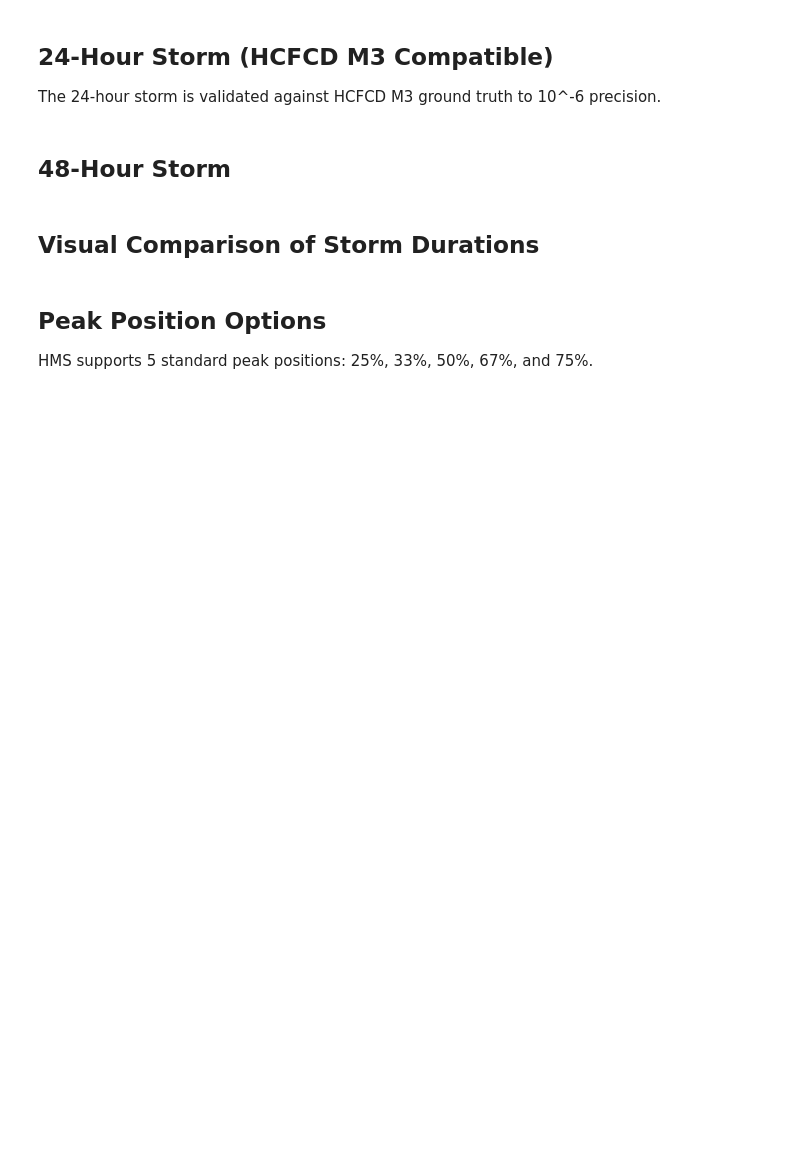
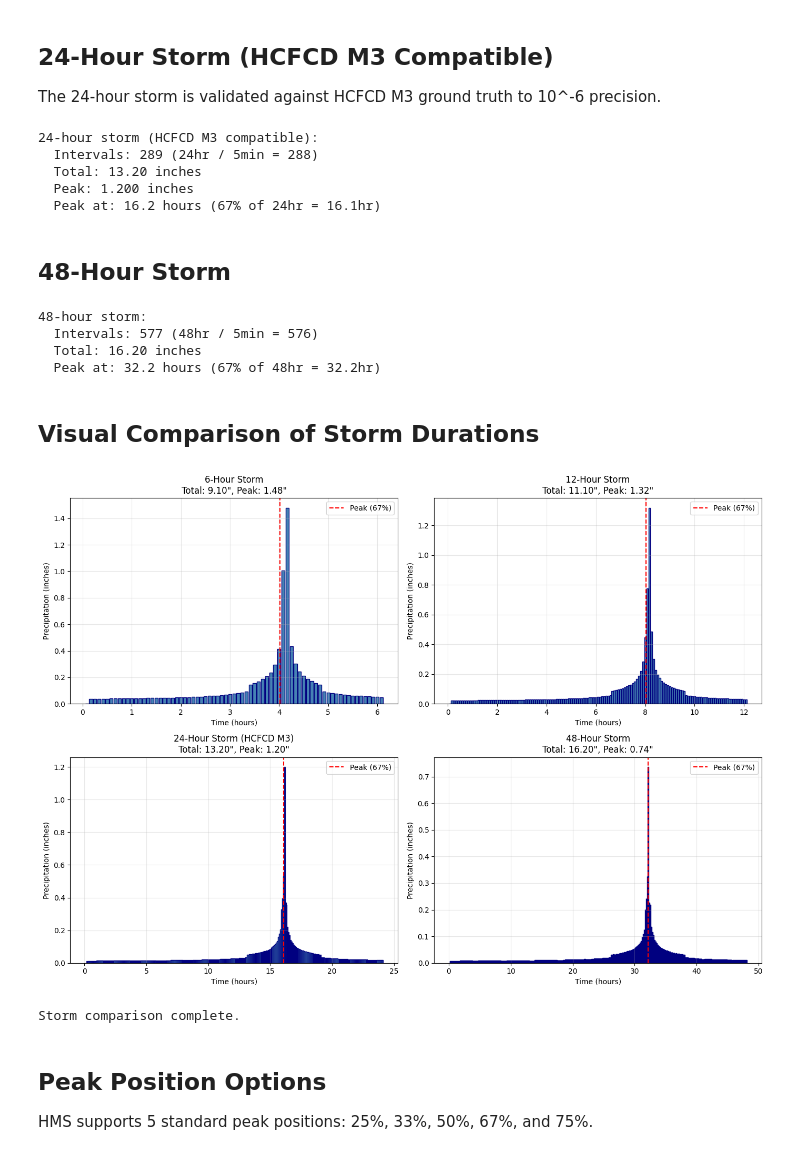
Before and after one commit to gpt-cmdr/hms-commander, a Jupyter notebook: examples/09_frequency_storm_variable_durations.ipynb, the cells around one changed output. Saved outputs shown, nothing was run; the diff lists cells and outputs as text; code cells hidden in the pictures; blank space fills up the shorter version.

```diff
--- a/examples/09_frequency_storm_variable_durations.ipynb
+++ b/examples/09_frequency_storm_variable_durations.ipynb
@@ -103,7 +131,7 @@ The 24-hour storm is validated against HCFCD M3 ground truth to 10^-6 precision.
 # %%
 # 24-hour storm (1440 minutes) - default duration
 hyeto_24hr = FrequencyStorm.generate_hyetograph(
-    total_depth=13.20,         # 24-hour depth from DDF table
+    total_depth_inches=13.20,  # 24-hour depth from DDF table
     total_duration_min=1440,   # 24 hours in minutes (default)
     time_interval_min=5,       # 5-minute intervals (default)
     peak_position_pct=67       # 67% peak position (default)
@@ -111,15 +139,22 @@ hyeto_24hr = FrequencyStorm.generate_hyetograph(
 
 print(f"24-hour storm (HCFCD M3 compatible):")
 print(f"  Intervals: {len(hyeto_24hr)} (24hr / 5min = {1440//5})")
-print(f"  Total: {hyeto_24hr.sum():.2f} inches")
-print(f"  Peak: {hyeto_24hr.max():.3f} inches")
-print(f"  Peak at: {(np.argmax(hyeto_24hr)+1)*5/60:.1f} hours (67% of 24hr = 16.1hr)")
+print(f"  Total: {hyeto_24hr['cumulative_depth'].iloc[-1]:.2f} inches")
+print(f"  Peak: {hyeto_24hr['incremental_depth'].max():.3f} inches")
+peak_idx = hyeto_24hr['incremental_depth'].idxmax()
+print(f"  Peak at: {hyeto_24hr.loc[peak_idx, 'hour']:.1f} hours (67% of 24hr = 16.1hr)")
+# %% [output]
+24-hour storm (HCFCD M3 compatible):
+  Intervals: 289 (24hr / 5min = 288)
+  Total: 13.20 inches
+  Peak: 1.200 inches
+  Peak at: 16.2 hours (67% of 24hr = 16.1hr)
 # %% [markdown]
 ## 48-Hour Storm
 # %%
 # 48-hour storm (2880 minutes)
 hyeto_48hr = FrequencyStorm.generate_hyetograph(
-    total_depth=16.20,         # 48-hour depth from DDF table
+    total_depth_inches=16.20,  # 48-hour depth from DDF table
     total_duration_min=2880,   # 48 hours in minutes
     time_interval_min=5,
     peak_position_pct=67
@@ -127,8 +162,14 @@ hyeto_48hr = FrequencyStorm.generate_hyetograph(
 
 print(f"48-hour storm:")
 print(f"  Intervals: {len(hyeto_48hr)} (48hr / 5min = {2880//5})")
-print(f"  Total: {hyeto_48hr.sum():.2f} inches")
-print(f"  Peak at: {(np.argmax(hyeto_48hr)+1)*5/60:.1f} hours (67% of 48hr = 32.2hr)")
+print(f"  Total: {hyeto_48hr['cumulative_depth'].iloc[-1]:.2f} inches")
+peak_idx = hyeto_48hr['incremental_depth'].idxmax()
+print(f"  Peak at: {hyeto_48hr.loc[peak_idx, 'hour']:.1f} hours (67% of 48hr = 32.2hr)")
+# %% [output]
+48-hour storm:
+  Intervals: 577 (48hr / 5min = 576)
+  Total: 16.20 inches
+  Peak at: 32.2 hours (67% of 48hr = 32.2hr)
 # %% [markdown]
 ## Visual Comparison of Storm Durations
 # %%
@@ -136,52 +177,59 @@ fig, axes = plt.subplots(2, 2, figsize=(14, 10))
 
 # 6-hour
 ax = axes[0, 0]
-time_6hr = np.arange(len(hyeto_6hr)) * 5 / 60  # hours
-ax.bar(time_6hr, hyeto_6hr, width=5/60*0.8, color='steelblue', edgecolor='navy')
+ax.bar(hyeto_6hr['hour'], hyeto_6hr['incremental_depth'], width=5/60*0.8, color='steelblue', edgecolor='navy')
 ax.axvline(x=6*0.67, color='red', linestyle='--', label='Peak (67%)')
 ax.set_xlabel('Time (hours)')
 ax.set_ylabel('Precipitation (inches)')
-ax.set_title(f'6-Hour Storm\nTotal: {hyeto_6hr.sum():.2f}", Peak: {hyeto_6hr.max():.2f}"')
+total_6hr = hyeto_6hr['cumulative_depth'].iloc[-1]
+peak_6hr = hyeto_6hr['incremental_depth'].max()
+ax.set_title(f'6-Hour Storm\nTotal: {total_6hr:.2f}", Peak: {peak_6hr:.2f}"')
 ax.legend()
 ax.grid(True, alpha=0.3)
 
 # 12-hour
 ax = axes[0, 1]
-time_12hr = np.arange(len(hyeto_12hr)) * 5 / 60
-ax.bar(time_12hr, hyeto_12hr, width=5/60*0.8, color='steelblue', edgecolor='navy')
+ax.bar(hyeto_12hr['hour'], hyeto_12hr['incremental_depth'], width=5/60*0.8, color='steelblue', edgecolor='navy')
 ax.axvline(x=12*0.67, color='red', linestyle='--', label='Peak (67%)')
 ax.set_xlabel('Time (hours)')
 ax.set_ylabel('Precipitation (inches)')
-ax.set_title(f'12-Hour Storm\nTotal: {hyeto_12hr.sum():.2f}", Peak: {hyeto_12hr.max():.2f}"')
+total_12hr = hyeto_12hr['cumulative_depth'].iloc[-1]
+peak_12hr = hyeto_12hr['incremental_depth'].max()
+ax.set_title(f'12-Hour Storm\nTotal: {total_12hr:.2f}", Peak: {peak_12hr:.2f}"')
 ax.legend()
 ax.grid(True, alpha=0.3)
 
 # 24-hour
 ax = axes[1, 0]
-time_24hr = np.arange(len(hyeto_24hr)) * 5 / 60
-ax.bar(time_24hr, hyeto_24hr, width=5/60*0.8, color='steelblue', edgecolor='navy')
+ax.bar(hyeto_24hr['hour'], hyeto_24hr['incremental_depth'], width=5/60*0.8, color='steelblue', edgecolor='navy')
 ax.axvline(x=24*0.67, color='red', linestyle='--', label='Peak (67%)')
 ax.set_xlabel('Time (hours)')
 ax.set_ylabel('Precipitation (inches)')
-ax.set_title(f'24-Hour Storm (HCFCD M3)\nTotal: {hyeto_24hr.sum():.2f}", Peak: {hyeto_24hr.max():.2f}"')
+total_24hr = hyeto_24hr['cumulative_depth'].iloc[-1]
+peak_24hr = hyeto_24hr['incremental_depth'].max()
+ax.set_title(f'24-Hour Storm (HCFCD M3)\nTotal: {total_24hr:.2f}", Peak: {peak_24hr:.2f}"')
 ax.legend()
 ax.grid(True, alpha=0.3)
 
 # 48-hour
 ax = axes[1, 1]
-time_48hr = np.arange(len(hyeto_48hr)) * 5 / 60
-ax.bar(time_48hr, hyeto_48hr, width=5/60*0.8, color='steelblue', edgecolor='navy')
+ax.bar(hyeto_48hr['hour'], hyeto_48hr['incremental_depth'], width=5/60*0.8, color='steelblue', edgecolor='navy')
 ax.axvline(x=48*0.67, color='red', linestyle='--', label='Peak (67%)')
 ax.set_xlabel('Time (hours)')
 ax.set_ylabel('Precipitation (inches)')
-ax.set_title(f'48-Hour Storm\nTotal: {hyeto_48hr.sum():.2f}", Peak: {hyeto_48hr.max():.2f}"')
+total_48hr = hyeto_48hr['cumulative_depth'].iloc[-1]
+peak_48hr = hyeto_48hr['incremental_depth'].max()
+ax.set_title(f'48-Hour Storm\nTotal: {total_48hr:.2f}", Peak: {peak_48hr:.2f}"')
 ax.legend()
 ax.grid(True, alpha=0.3)
 
 plt.tight_layout()
 plt.show()
 
 print("Storm comparison complete.")
+# %% [output]
+[figure, added]
+Storm comparison complete.
 # %% [markdown]
 ## Peak Position Options
 
```
Also changed, not shown: parts of 8 cells of this notebook, 20 other files.
